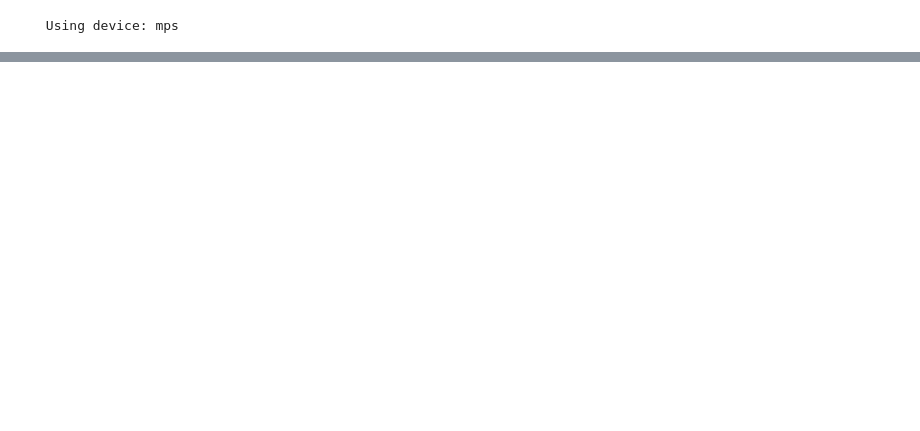
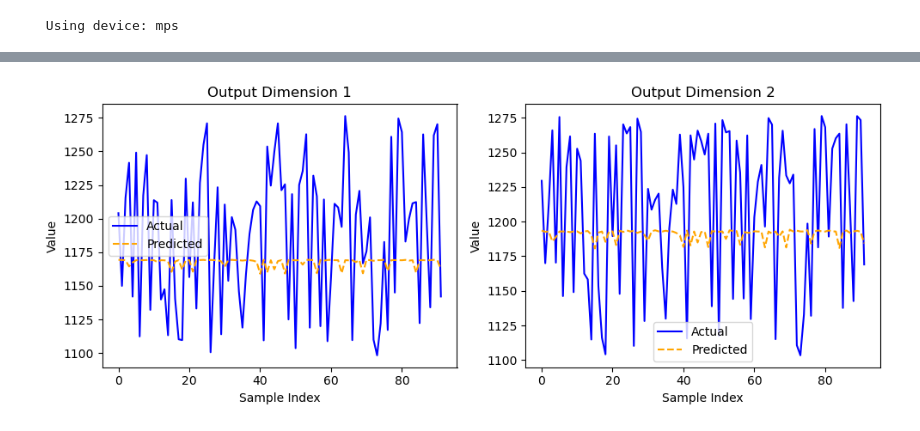
Before and after one commit to tpgml2612/CS230-Project, a Jupyter notebook: RNN.ipynb, the cells around one changed output, grey strips where cells are left out. Drawn from its saved outputs; the diff is of its cells as text; code cells hidden in the pictures; blank space fills up the shorter version.

```diff
--- a/RNN.ipynb
+++ b/RNN.ipynb
@@ -18,5 +18,3 @@ from tqdm import tqdm
 
 from sklearn.preprocessing import StandardScaler
 from sklearn.model_selection import train_test_split
-# %%
-data_path_lst = pd.read_csv("/Users/jeongjuhyeon/Desktop/Python/CS230-Project/asdfasdf/Participant_6_results.csv")
@@ -458,0 +452,46 @@ df
+# %%
+def evaluate_and_plot(model, test_loader, device):
+    model.eval()
+    preds, trues = [], []
+    with torch.no_grad():
+        for batch_x, batch_y, batch_len in test_loader:
+            batch_x, batch_y = batch_x.to(device), batch_y.to(device)
+            outputs = model(batch_x, batch_len)
+            preds.append(outputs.cpu().numpy())
+            trues.append(batch_y.cpu().numpy())
+
+    preds = np.concatenate(preds, axis=0)
+    trues = np.concatenate(trues, axis=0)
+    return preds, trues
+
+
+# -------------------------------
+# 2️⃣ 예측 수행
+# -------------------------------
+preds, trues = evaluate_and_plot(model, test_loader, device)
+
+# -------------------------------
+# 3️⃣ inverse normalization (StandardScaler 사용 시)
+# -------------------------------
+# 학습할 때 사용했던 scaler를 그대로 사용해야 함
+# 예: scaler_y = StandardScaler().fit(train_y)
+preds_original = scaler_y.inverse_transform(preds)
+trues_original = scaler_y.inverse_transform(trues)
+
+# -------------------------------
+# 4️⃣ Plot
+# -------------------------------
+fig, axes = plt.subplots(1, 2, figsize=(10, 4))
+
+for i, ax in enumerate(axes):
+    ax.plot(trues_original[:, i], label="Actual", color='blue')
+    ax.plot(preds_original[:, i], label="Predicted", color='orange', linestyle='--')
+    ax.set_title(f"Output Dimension {i+1}")
+    ax.set_xlabel("Sample Index")
+    ax.set_ylabel("Value")
+    ax.legend()
+
+plt.tight_layout()
+plt.show()
+# %% [output]
+[figure, added]
```
Also changed, not shown: parts of 12 cells of this notebook, 10 other files.
